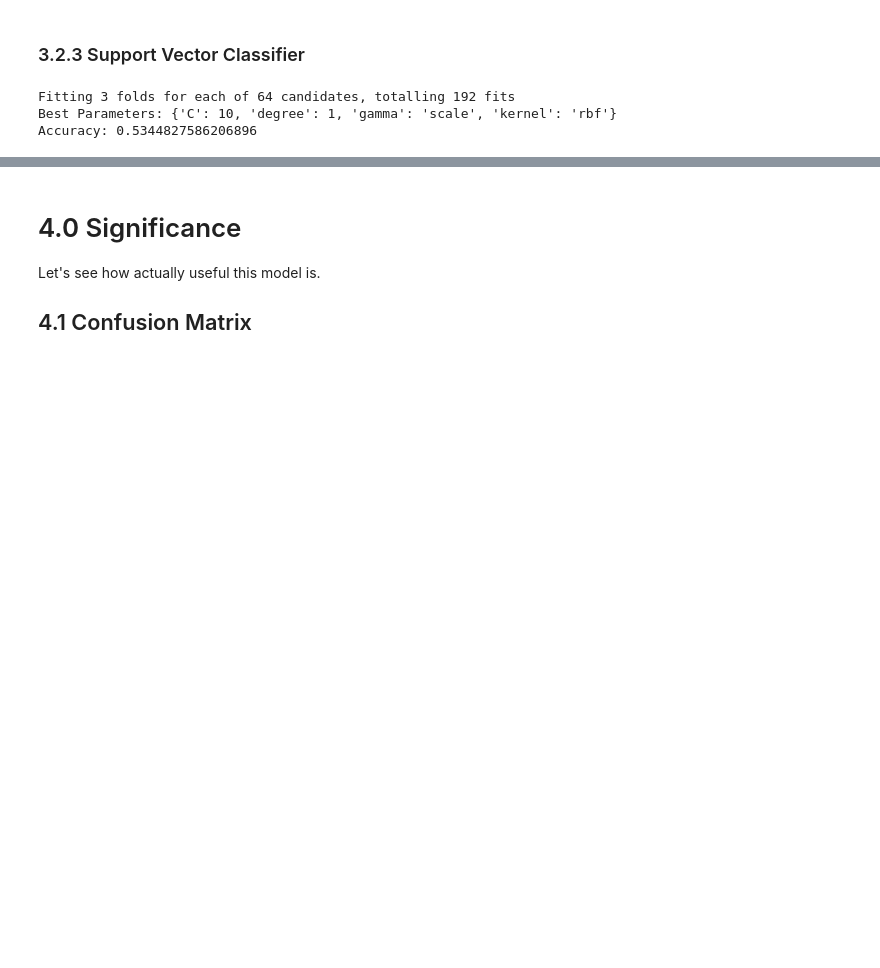
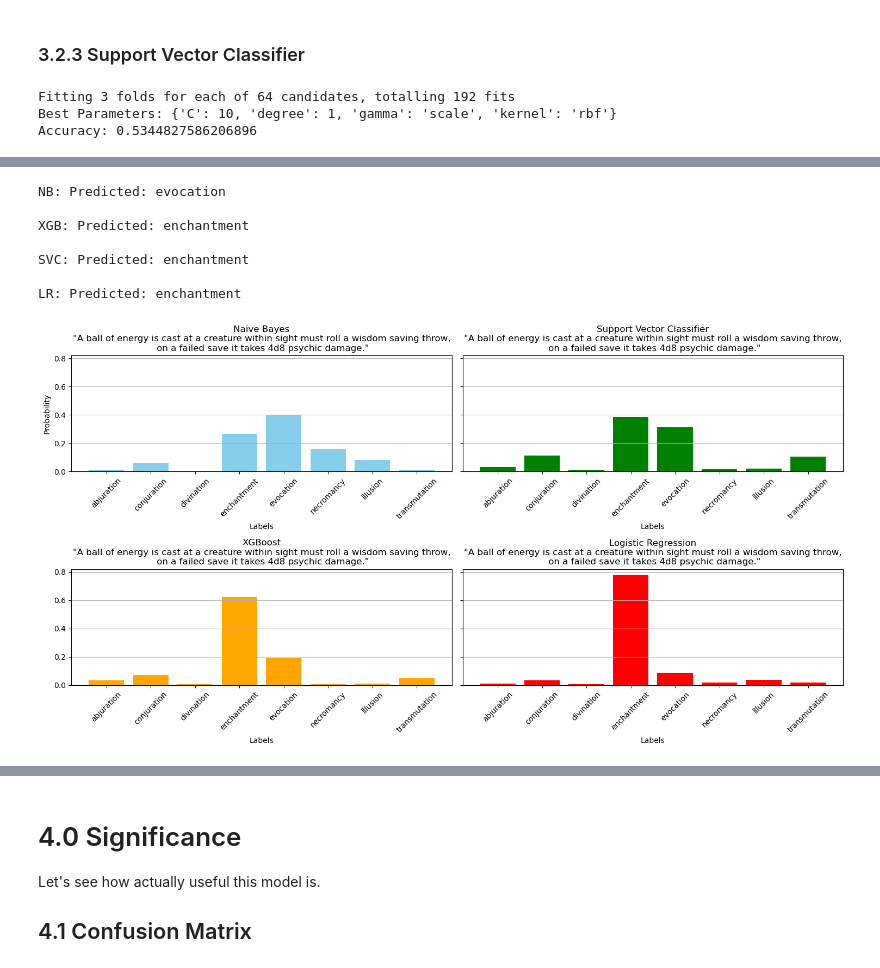
Before and after one commit to RoryThomas16/DND-Data-Scraper, a Jupyter notebook: DND Web Scraper.ipynb, the cells around one changed output, grey strips where cells are left out. Drawn from its saved outputs; the diff is of its cells as text; code cells hidden in the pictures; blank space fills up the shorter version.

```diff
--- a/DND Web Scraper.ipynb
+++ b/DND Web Scraper.ipynb
@@ -419,0 +468,12 @@ SVC: Predicted: transmutation
+# %%
+fake_spell = "A ball of energy is cast at a creature within sight must roll a wisdom saving throw,\n on a failed save it takes 4d8 psychic damage."
+probability_plots(fake_spell)
+# %% [output]
+NB: Predicted: evocation
+
+XGB: Predicted: enchantment
+
+SVC: Predicted: enchantment
+
+LR: Predicted: enchantment
+[figure, added]
```
Also changed, not shown: parts of 16 cells of this notebook.
